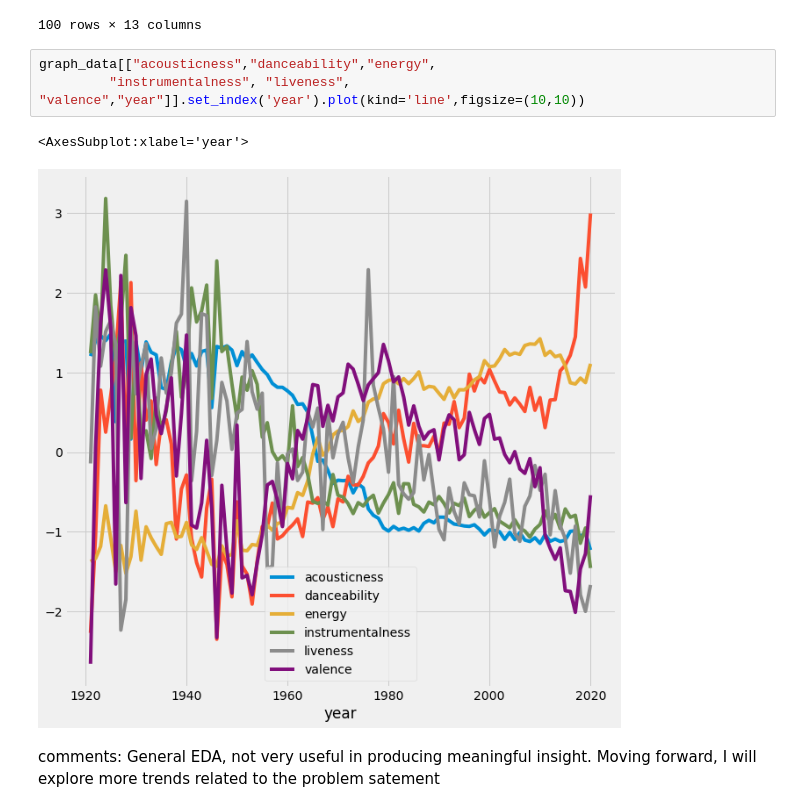
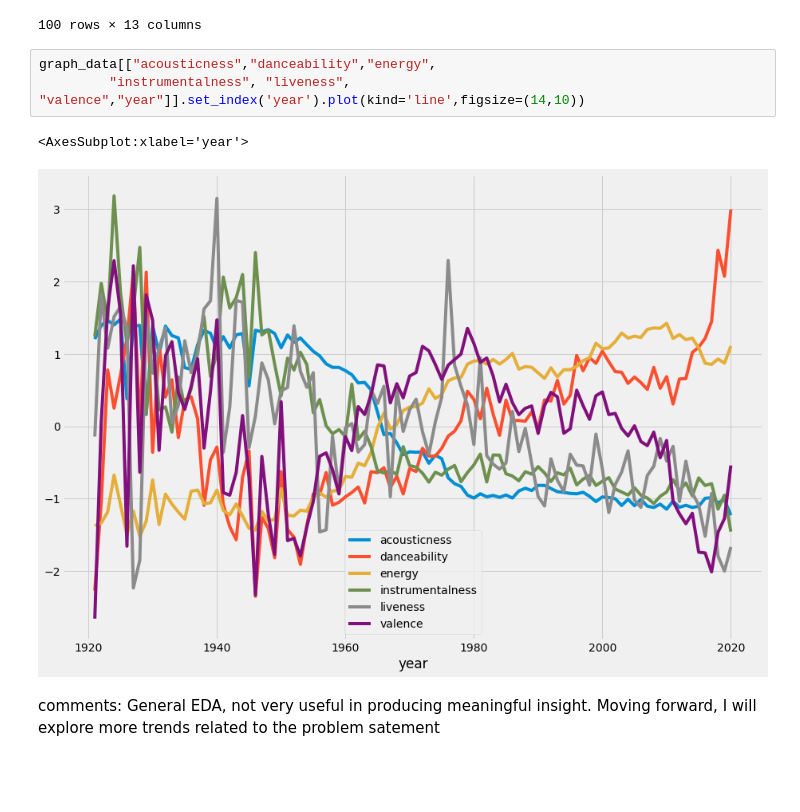
Before and after one commit to adelalsagoff/Spotify-Content-Base-Recommender, a Jupyter notebook: code/01_EDA.ipynb, the cells around one changed output. Drawn from its saved outputs; the diff is of its cells as text; blank space fills up the shorter version.

```diff
--- a/code/01_EDA.ipynb
+++ b/code/01_EDA.ipynb
@@ -667,9 +337,9 @@ graph_data
 100 rows × 13 columns
 # %%
 graph_data[["acousticness","danceability","energy",
-         "instrumentalness", "liveness", "valence","year"]].set_index('year').plot(kind='line',figsize=(10,10))
+         "instrumentalness", "liveness", "valence","year"]].set_index('year').plot(kind='line',figsize=(14,10))
 # %% [output]
 <AxesSubplot:xlabel='year'>
-[figure, old version]
+[figure, new version]
 # %% [markdown]
 comments: General EDA, not very useful in producing meaningful insight. Moving forward, I will explore more trends related to the problem satement
```
Also changed, not shown: parts of 82 cells of this notebook, 9 other files.
